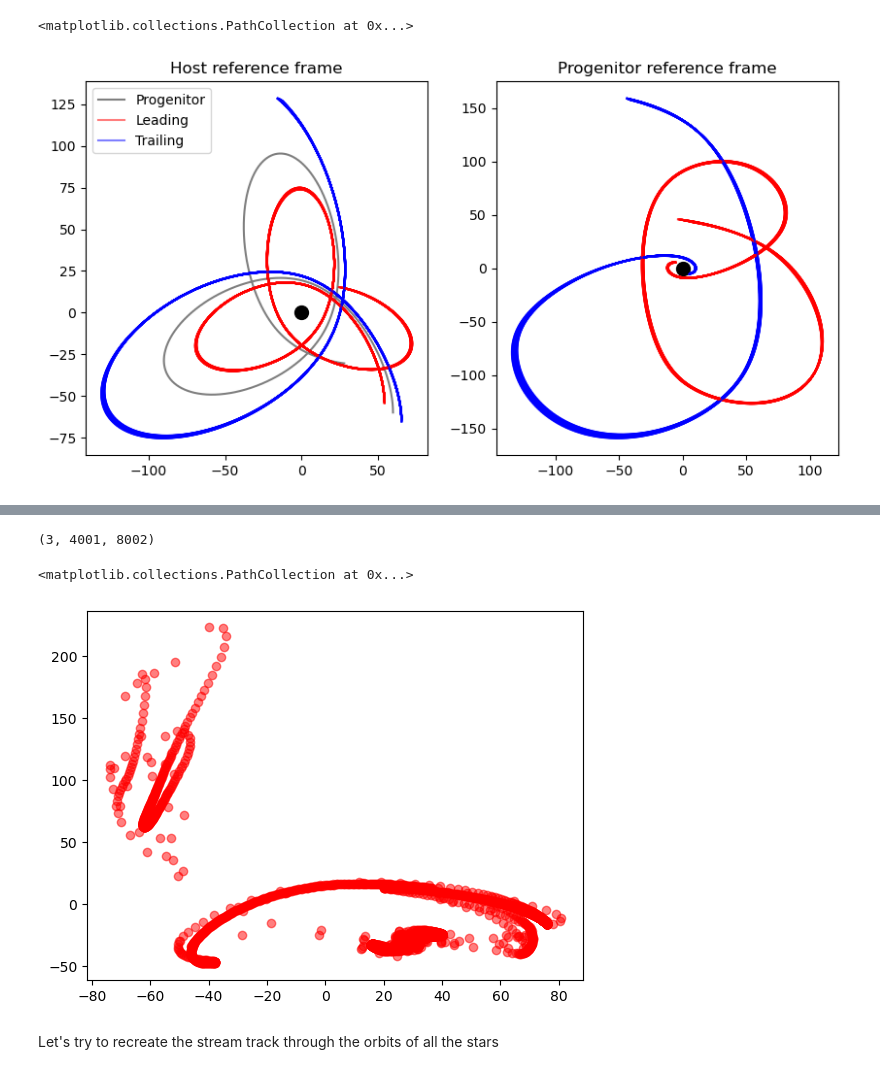
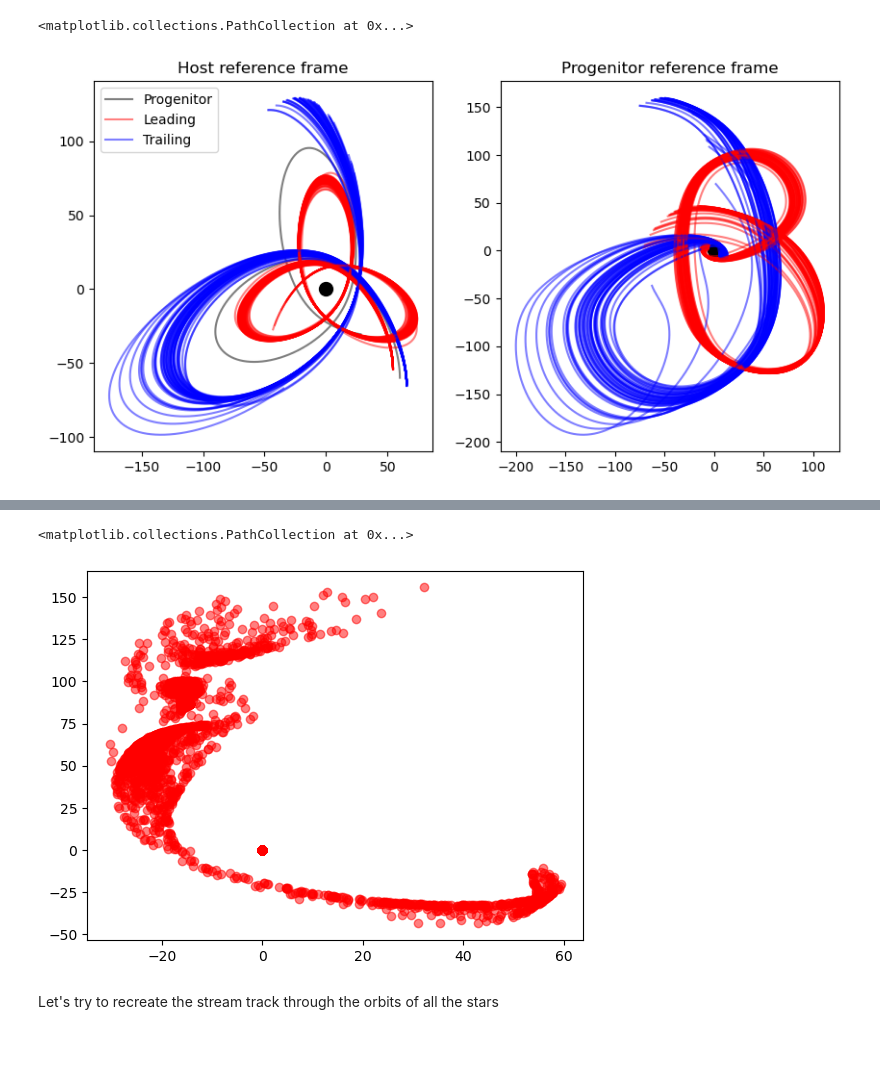
Before and after one commit to David-Chemaly/Nibaueur2023, a Jupyter notebook: stream_simulation.ipynb, the cells around one changed output, grey strips where cells are left out. Saved outputs shown, nothing was run; the diff lists cells and outputs as text; code cells hidden in the pictures; blank space fills up the shorter version.

```diff
--- a/stream_simulation.ipynb
+++ b/stream_simulation.ipynb
@@ -43,7 +43,7 @@ pos_scat = [0, 0, 0] # kpc
 
 
 vel_prog = [0, 100, 0] # km/s
-vel_scat = [0, 0, 0] #km/s
+vel_scat = [0, 5, 0] #km/s
 N = 2 # amount of star ejected per dt
 
 factor = 1.0 # factor to multiply the tidal radius
@@ -79,7 +79,7 @@ for i in range(qty):
 plt.scatter(0,0, color='k', s=100)
 # %% [output]
 <matplotlib.collections.PathCollection at 0x...>
-[figure, old version]
+[figure, new version]
 # %%
 import numpy as np
 import matplotlib.pyplot as plt
@@ -181,18 +181,15 @@ display(animation_html)
 plt.close(fig)
 # %% [output]
 [interactive output not drawn]
-# %%
-all_pos_N.shape
-# %% [output]
-(3, 4001, 8002)
 # %%
 arg_lead = np.arange(0, all_pos_N.shape[-1], 2)
 arg_tail = np.arange(1, all_pos_N.shape[-1], 2)
 # %%
-plt.scatter(all_pos_N[0,4000,arg_lead], all_pos_N[1,4000,arg_lead], color='r', alpha=0.5)
+time_plot = 3000
+plt.scatter(all_pos_N[0,time_plot,arg_lead], all_pos_N[1,time_plot,arg_lead], color='r', alpha=0.5)
 # %% [output]
 <matplotlib.collections.PathCollection at 0x...>
-[figure, old version]
+[figure, new version]
 # %% [markdown]
 Let's try to recreate the stream track through the orbits of all the stars
 # %%
```
Also changed, not shown: 3 other files.
